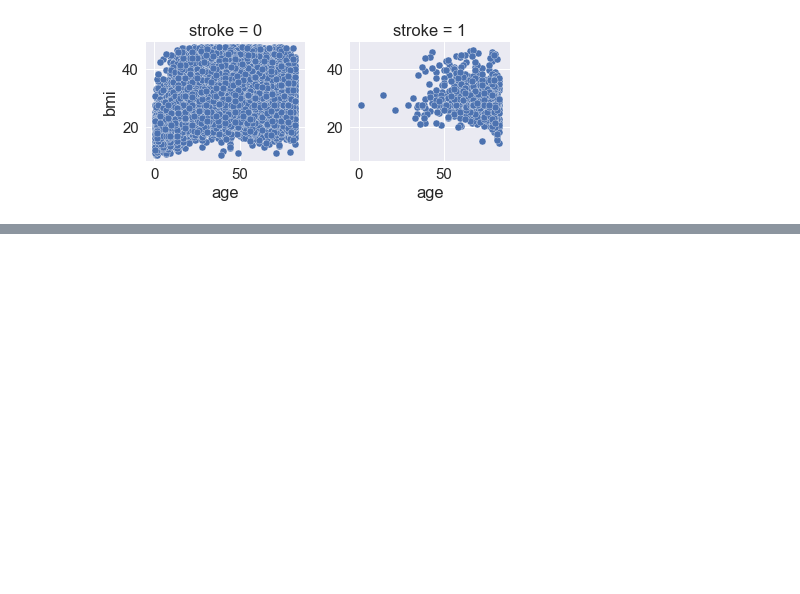
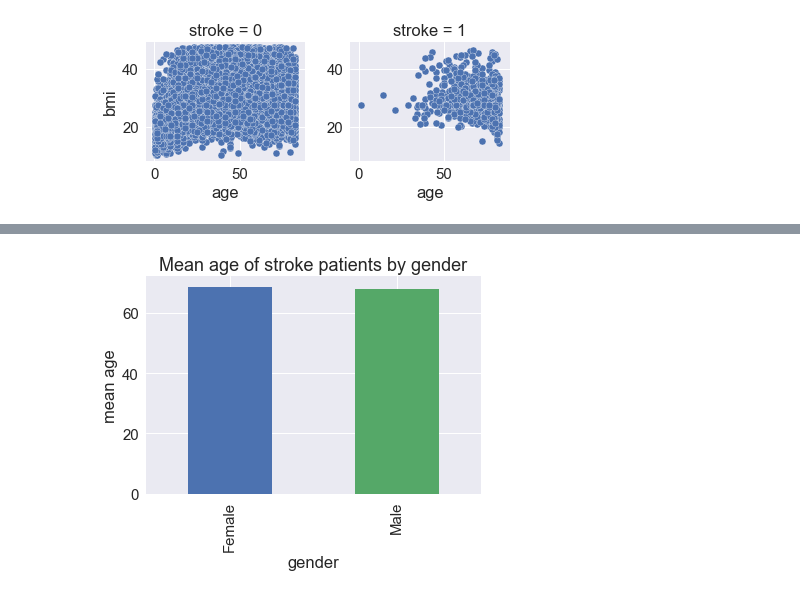
Before and after one commit to emgoh/capstone, a Jupyter notebook: capstone_codes/cp_data_exploration.ipynb, the cells around one changed output, grey strips where cells are left out. Cells and saved outputs as stored; diff of their text form; code cells hidden in the pictures; blank space fills up the shorter version.

```diff
--- a/capstone_codes/cp_data_exploration.ipynb
+++ b/capstone_codes/cp_data_exploration.ipynb
@@ -247,0 +246,9 @@ plt.show()
+# %%
+# Bar Charts: mean age of stroke patients by lifestyle factors
+# Gender:
+df_stroke_1.groupby('gender')['age'].mean().sort_values(ascending=False).plot(kind='bar').set_xlabel('gender')
+plt.ylabel('mean age')
+plt.title('Mean age of stroke patients by gender')
+plt.show()
+# %% [output]
+[figure, added]
```
Also changed, not shown: parts of 40 cells of this notebook, 1 other file.
